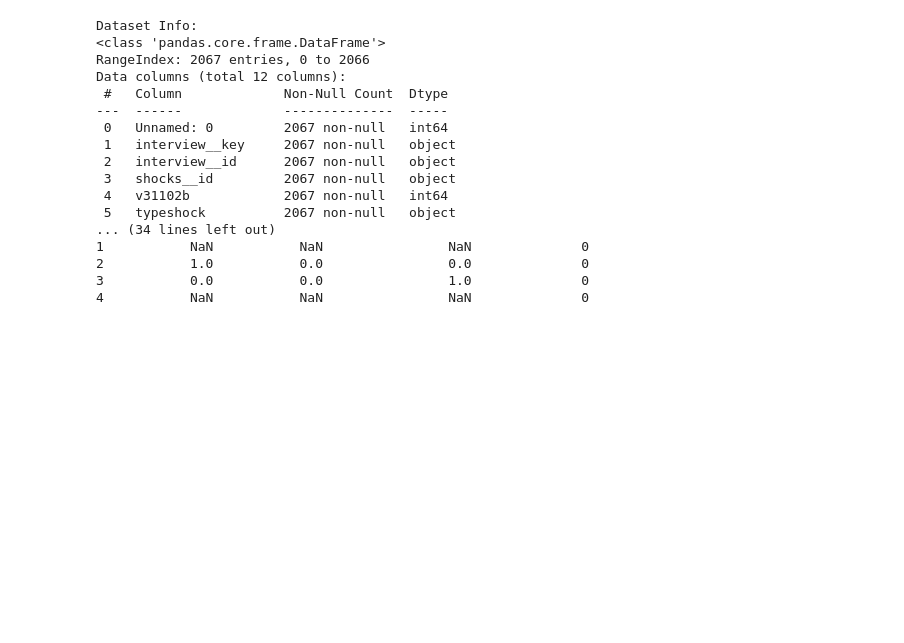
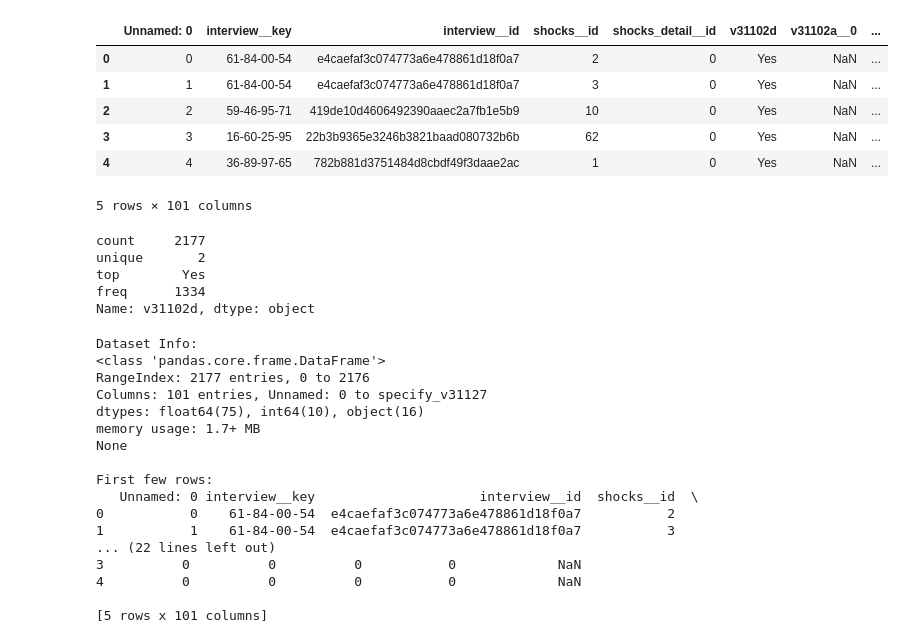
Before and after one commit to nagasu529/TVSepProject, a Jupyter notebook: shockDescriptive.ipynb, the cells around one changed output. Saved outputs shown, nothing was run; the diff lists cells and outputs as text; code cells hidden in the pictures; blank space fills up the shorter version.

```diff
--- a/shockDescriptive.ipynb
+++ b/shockDescriptive.ipynb
@@ -10,9 +10,9 @@ import numpy as np
 from scipy import stats
 # %%
 # Load the dataset from severals files.
-surveyV1_df = pd.read_csv("E:/ExportFile/TVSEP2022SurveyV1.csv", low_memory=False)
-shocks_df = pd.read_csv("E:/ExportFile/shocks.csv",low_memory=False)
-shocks_details_df = pd.read_csv("E:/ExportFile/shocks_detail.csv",low_memory=False)
+surveyV1_df = pd.read_csv("D:/ExportFile/TVSEP2022SurveyV1.csv", low_memory=False)
+shocks_df = pd.read_csv("D:/ExportFile/shocks.csv",low_memory=False)
+shocks_details_df = pd.read_csv("D:/ExportFile/shocks_detail.csv",low_memory=False)
 
 surveyV1Col = list(surveyV1_df.columns)
 shocksCol = list(shocks_df.columns)
@@ -21,6 +21,25 @@ shocksDeCol = list(shocks_details_df.columns)
 
 
 #data = data[shockRelated]
+# %%
+shocks_details_df.head()
+# %% [output]
+|  | Unnamed: 0 | interview__key | interview__id | shocks__id | shocks_detail__id | v31102d | v31102a__0 | ... |
+| 0 | 0 | 61-84-00-54 | e4caefaf3c074773a6e478861d18f0a7 | 2 | 0 | Yes | NaN | ... |
+| 1 | 1 | 61-84-00-54 | e4caefaf3c074773a6e478861d18f0a7 | 3 | 0 | Yes | NaN | ... |
+| 2 | 2 | 59-46-95-71 | 419de10d4606492390aaec2a7fb1e5b9 | 10 | 0 | Yes | NaN | ... |
+| 3 | 3 | 16-60-25-95 | 22b3b9365e3246b3821baad080732b6b | 62 | 0 | Yes | NaN | ... |
+| 4 | 4 | 36-89-97-65 | 782b881d3751484d8cbdf49f3daae2ac | 1 | 0 | Yes | NaN | ... |
+5 rows × 101 columns
+# %%
+descriptive_stats = shocks_details_df['v31102d'].describe()
+print(descriptive_stats)
+# %% [output]
+count     2177
+unique       2
+top        Yes
+freq      1334
+Name: v31102d, dtype: object
 # %%
 # Display basic information about the dataset
 print("\nDataset Info:")
@@ -32,18 +51,18 @@ print(shocks_df.head())
 # %% [output]
 Dataset Info:
 <class 'pandas.core.frame.DataFrame'>
-RangeIndex: 2067 entries, 0 to 2066
-Data columns (total 12 columns):
- #   Column             Non-Null Count  Dtype
----  ------             --------------  -----
- 0   Unnamed: 0         2067 non-null   int64
- 1   interview__key     2067 non-null   object
- 2   interview__id      2067 non-null   object
- 3   shocks__id         2067 non-null   object
- 4   v31102b            2067 non-null   int64
- 5   typeshock          2067 non-null   object
-... (34 lines left out)
-1           NaN           NaN                NaN              0
-2           1.0           0.0                0.0              0
-3           0.0           0.0                1.0              0
-4           NaN           NaN                NaN              0
+RangeIndex: 2177 entries, 0 to 2176
+Columns: 101 entries, Unnamed: 0 to specify_v31127
+dtypes: float64(75), int64(10), object(16)
+memory usage: 1.7+ MB
+None
+
+First few rows:
+   Unnamed: 0 interview__key                     interview__id  shocks__id  \
+0           0    61-84-00-54  e4caefaf3c074773a6e478861d18f0a7           2
+1           1    61-84-00-54  e4caefaf3c074773a6e478861d18f0a7           3
+... (22 lines left out)
+3          0          0          0           0             NaN
+4          0          0          0           0             NaN
+
+[5 rows x 101 columns]
```
Also changed, not shown: parts of 9 cells of this notebook, 3 other files.
